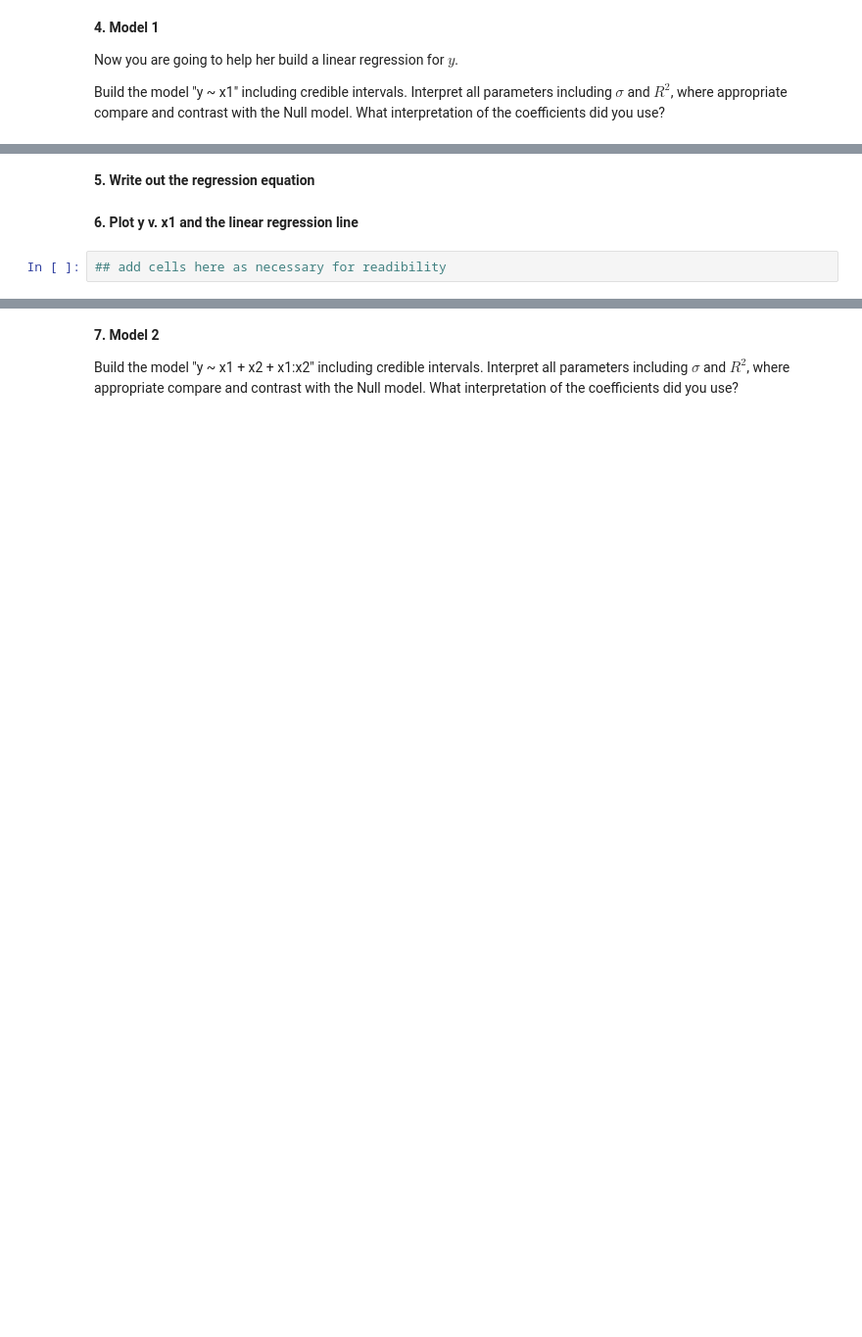
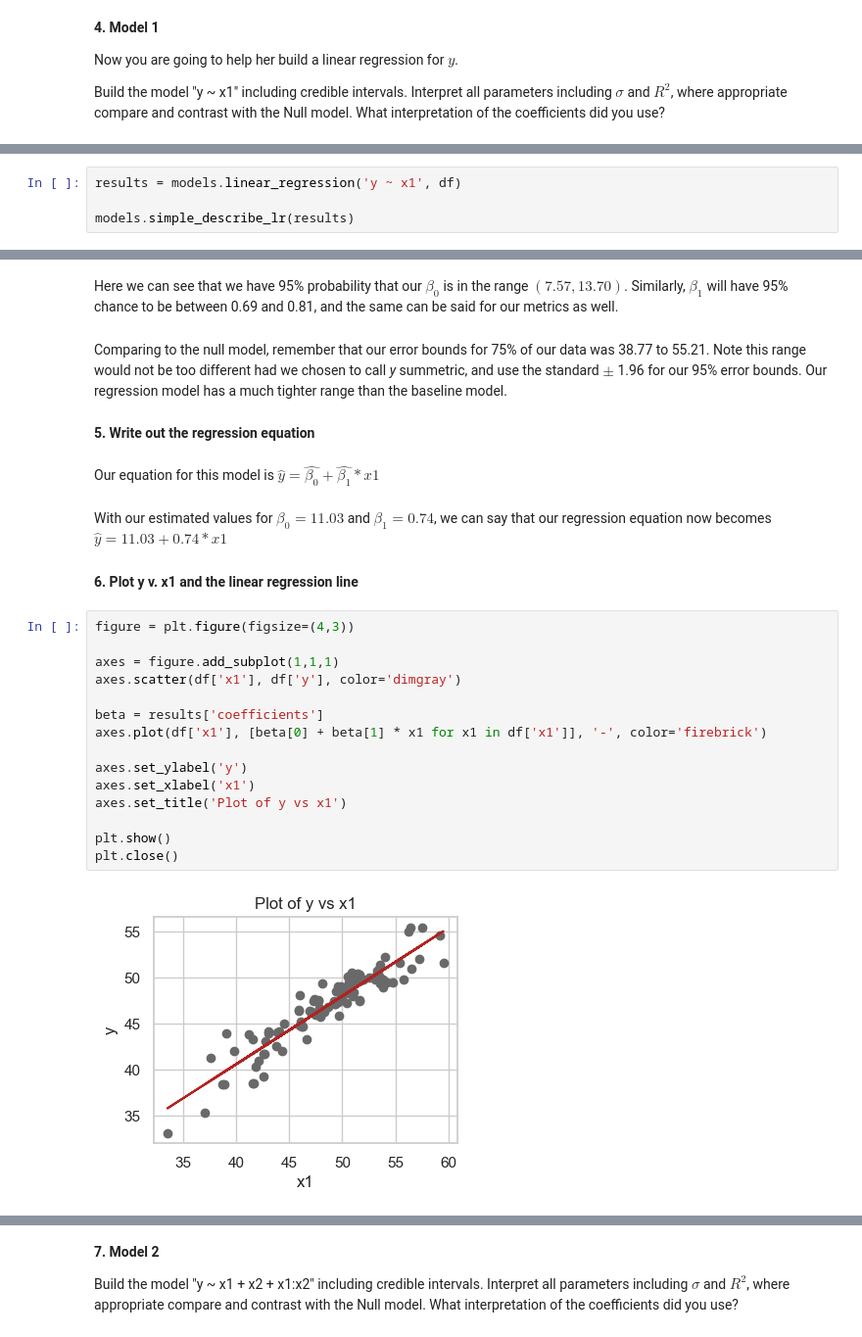
Before and after one commit to ansaridan/jhu-data-engineering-team-5, a Jupyter notebook: Module_9/Lab 9.ipynb, the cells around one changed output, grey strips where cells are left out. Shown at 98% size. Drawn from its saved outputs; the diff is of its cells as text; blank space fills up the shorter version.

```diff
--- a/Module_9/Lab 9.ipynb
+++ b/Module_9/Lab 9.ipynb
@@ -595,0 +595,4 @@ What interpretation of the coefficients did you use?
+# %%
+results = models.linear_regression('y ~ x1', df)
+
+models.simple_describe_lr(results)
@@ -596,6 +630,29 @@ What interpretation of the coefficients did you use?
+# %% [markdown]
+Here we can see that we have 95% probability that our $\beta_{0}$ is in the range $(7.57, 13.70)$. Similarly, $\beta_{1}$ will have 95% chance to be between 0.69 and 0.81, and the same can be said for our metrics as well.
+# %% [markdown]
+Comparing to the null model, remember that our error bounds for 75% of our data was 38.77 to 55.21. Note this range would not be too different had we chosen to call _y_ summetric, and use the standard $\pm$ 1.96 for our 95% error bounds. Our regression model has a much tighter range than the baseline model.
 # %% [markdown]
 **5. Write out the regression equation**
+# %% [markdown]
+Our equation for this model is $\hat{y} = \hat{\beta_{0}} + \hat{\beta_{1}} * x1$
+# %% [markdown]
+With our estimated values for $\beta_{0} = 11.03$ and $\beta_{1} = 0.74$, we can say that our regression equation now becomes $\hat{y} = 11.03 + 0.74 * x1$
 # %% [markdown]
 **6. Plot y v. x1 and the linear regression line**
-# %%
-## add cells here as necessary for readibility
+# %%
+figure = plt.figure(figsize=(4,3))
+
+axes = figure.add_subplot(1,1,1)
+axes.scatter(df['x1'], df['y'], color='dimgray')
+
+beta = results['coefficients']
+axes.plot(df['x1'], [beta[0] + beta[1] * x1 for x1 in df['x1']], '-', color='firebrick')
+
+axes.set_ylabel('y')
+axes.set_xlabel('x1')
+axes.set_title('Plot of y vs x1')
+
+plt.show()
+plt.close()
+# %% [output]
+[figure, added]
```
Also changed, not shown: parts of 24 cells of this notebook, 1 other file.
